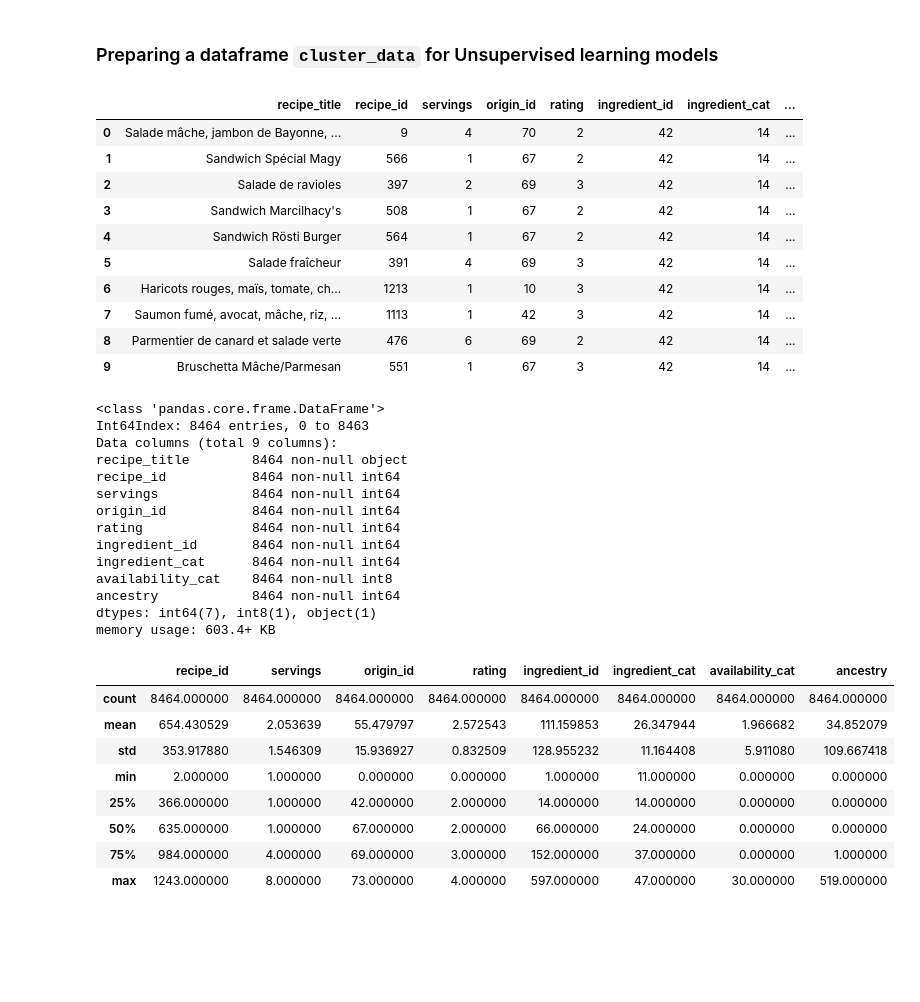
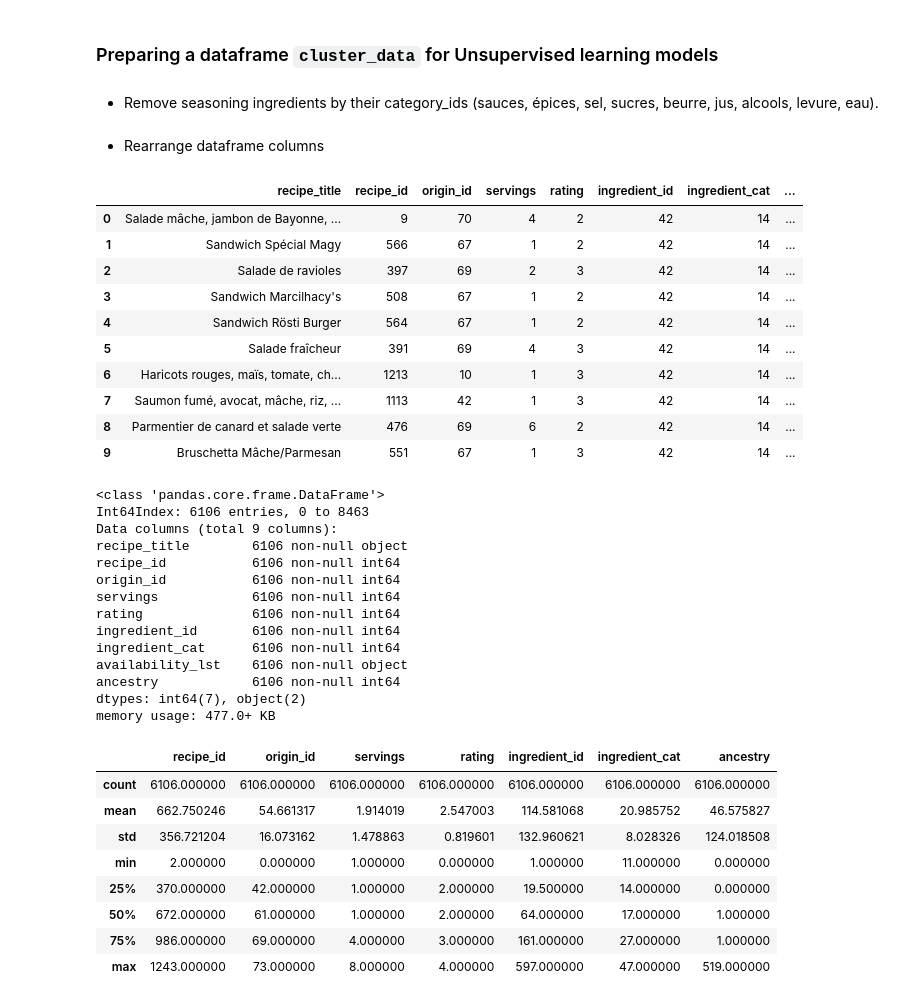
Before and after one commit to rezaadle/food-mama-project, a Jupyter notebook: mama-metadata.ipynb, the cells around one changed output. Cells and saved outputs as stored; diff of their text form; code cells hidden in the pictures; blank space fills up the shorter version.

Commit message:
Create availability list

```diff
--- a/mama-metadata.ipynb
+++ b/mama-metadata.ipynb
@@ -113,0 +103,4 @@ meta_data.head(10)
+# %%
+#list = [int(s) for s in meta_data.availability for s in s.replace(',','').split(" ")]
+meta_data["availability_lst"] = [[int(s) for s in s.replace(',','').split(" ")] for s in meta_data.availability]
+meta_data.head()
@@ -114,47 +114,54 @@ meta_data.head(10)
 # %% [markdown]
 ### Preparing a dataframe `cluster_data` for Unsupervised learning models
+# %% [markdown]
+- Remove seasoning ingredients by their category_ids (sauces, épices, sel, sucres, beurre, jus, alcools, levure, eau).
+# %%
+seasoning_categories = [18, 34, 37, 38, 39, 41, 42, 44, 45]
+cluster_data = meta_data[meta_data['category_id'].apply(lambda x: x not in seasoning_categories)]
+# %% [markdown]
+- Rearrange dataframe columns
 # %%
-cluster_data = meta_data.loc[:, ['title', 'recipe_id', 'servings', 'origin_id', 'rating', 'food_id', 'category_id', 'availability_cat', 'ancestry']]
+cluster_data = cluster_data.loc[:, ['title','recipe_id','origin_id','servings','rating','food_id','category_id','availability_lst','ancestry']]
 cluster_data.rename(columns={'title':'recipe_title', 'food_id':'ingredient_id', 'category_id':'ingredient_cat'}, inplace=True)
 cluster_data.head(10)
 # %% [output]
-|  | recipe_title | recipe_id | servings | origin_id | rating | ingredient_id | ingredient_cat | ... |
-| 0 | Salade mâche, jambon de Bayonne, ... | 9 | 4 | 70 | 2 | 42 | 14 | ... |
-| 1 | Sandwich Spécial Magy | 566 | 1 | 67 | 2 | 42 | 14 | ... |
-| 2 | Salade de ravioles | 397 | 2 | 69 | 3 | 42 | 14 | ... |
-| 3 | Sandwich Marcilhacy's | 508 | 1 | 67 | 2 | 42 | 14 | ... |
-| 4 | Sandwich Rösti Burger | 564 | 1 | 67 | 2 | 42 | 14 | ... |
-| 5 | Salade fraîcheur | 391 | 4 | 69 | 3 | 42 | 14 | ... |
-| 6 | Haricots rouges, maïs, tomate, ch... | 1213 | 1 | 10 | 3 | 42 | 14 | ... |
-| 7 | Saumon fumé, avocat, mâche, riz, ... | 1113 | 1 | 42 | 3 | 42 | 14 | ... |
-| 8 | Parmentier de canard et salade verte | 476 | 6 | 69 | 2 | 42 | 14 | ... |
-| 9 | Bruschetta Mâche/Parmesan | 551 | 1 | 67 | 3 | 42 | 14 | ... |
+|  | recipe_title | recipe_id | origin_id | servings | rating | ingredient_id | ingredient_cat | ... |
+| 0 | Salade mâche, jambon de Bayonne, ... | 9 | 70 | 4 | 2 | 42 | 14 | ... |
+| 1 | Sandwich Spécial Magy | 566 | 67 | 1 | 2 | 42 | 14 | ... |
+| 2 | Salade de ravioles | 397 | 69 | 2 | 3 | 42 | 14 | ... |
+| 3 | Sandwich Marcilhacy's | 508 | 67 | 1 | 2 | 42 | 14 | ... |
+| 4 | Sandwich Rösti Burger | 564 | 67 | 1 | 2 | 42 | 14 | ... |
+| 5 | Salade fraîcheur | 391 | 69 | 4 | 3 | 42 | 14 | ... |
+| 6 | Haricots rouges, maïs, tomate, ch... | 1213 | 10 | 1 | 3 | 42 | 14 | ... |
+| 7 | Saumon fumé, avocat, mâche, riz, ... | 1113 | 42 | 1 | 3 | 42 | 14 | ... |
+| 8 | Parmentier de canard et salade verte | 476 | 69 | 6 | 2 | 42 | 14 | ... |
+| 9 | Bruschetta Mâche/Parmesan | 551 | 67 | 1 | 3 | 42 | 14 | ... |
 # %%
 cluster_data.info()
 # %% [output]
 <class 'pandas.core.frame.DataFrame'>
-Int64Index: 8464 entries, 0 to 8463
+Int64Index: 6106 entries, 0 to 8463
 Data columns (total 9 columns):
-recipe_title        8464 non-null object
-recipe_id           8464 non-null int64
-servings            8464 non-null int64
-origin_id           8464 non-null int64
-rating              8464 non-null int64
-ingredient_id       8464 non-null int64
-ingredient_cat      8464 non-null int64
-availability_cat    8464 non-null int8
-ancestry            8464 non-null int64
-dtypes: int64(7), int8(1), object(1)
-memory usage: 603.4+ KB
+recipe_title        6106 non-null object
+recipe_id           6106 non-null int64
+origin_id           6106 non-null int64
+servings            6106 non-null int64
+rating              6106 non-null int64
+ingredient_id       6106 non-null int64
+ingredient_cat      6106 non-null int64
+availability_lst    6106 non-null object
+ancestry            6106 non-null int64
+dtypes: int64(7), object(2)
+memory usage: 477.0+ KB
 # %%
 cluster_data.describe()
 # %% [output]
-|  | recipe_id | servings | origin_id | rating | ingredient_id | ingredient_cat | availability_cat | ancestry |
-| count | 8464.000000 | 8464.000000 | 8464.000000 | 8464.000000 | 8464.000000 | 8464.000000 | 8464.000000 | 8464.000000 |
-| mean | 654.430529 | 2.053639 | 55.479797 | 2.572543 | 111.159853 | 26.347944 | 1.966682 | 34.852079 |
-| std | 353.917880 | 1.546309 | 15.936927 | 0.832509 | 128.955232 | 11.164408 | 5.911080 | 109.667418 |
-| min | 2.000000 | 1.000000 | 0.000000 | 0.000000 | 1.000000 | 11.000000 | 0.000000 | 0.000000 |
-| 25% | 366.000000 | 1.000000 | 42.000000 | 2.000000 | 14.000000 | 14.000000 | 0.000000 | 0.000000 |
-| 50% | 635.000000 | 1.000000 | 67.000000 | 2.000000 | 66.000000 | 24.000000 | 0.000000 | 0.000000 |
-| 75% | 984.000000 | 4.000000 | 69.000000 | 3.000000 | 152.000000 | 37.000000 | 0.000000 | 1.000000 |
-| max | 1243.000000 | 8.000000 | 73.000000 | 4.000000 | 597.000000 | 47.000000 | 30.000000 | 519.000000 |
+|  | recipe_id | origin_id | servings | rating | ingredient_id | ingredient_cat | ancestry |
+| count | 6106.000000 | 6106.000000 | 6106.000000 | 6106.000000 | 6106.000000 | 6106.000000 | 6106.000000 |
+| mean | 662.750246 | 54.661317 | 1.914019 | 2.547003 | 114.581068 | 20.985752 | 46.575827 |
+| std | 356.721204 | 16.073162 | 1.478863 | 0.819601 | 132.960621 | 8.028326 | 124.018508 |
+| min | 2.000000 | 0.000000 | 1.000000 | 0.000000 | 1.000000 | 11.000000 | 0.000000 |
+| 25% | 370.000000 | 42.000000 | 1.000000 | 2.000000 | 19.500000 | 14.000000 | 0.000000 |
+| 50% | 672.000000 | 61.000000 | 1.000000 | 2.000000 | 64.000000 | 17.000000 | 1.000000 |
+| 75% | 986.000000 | 69.000000 | 4.000000 | 3.000000 | 161.000000 | 27.000000 | 1.000000 |
+| max | 1243.000000 | 73.000000 | 8.000000 | 4.000000 | 597.000000 | 47.000000 | 519.000000 |
```
Also changed, not shown: parts of 3 cells of this notebook, 1 other file.
